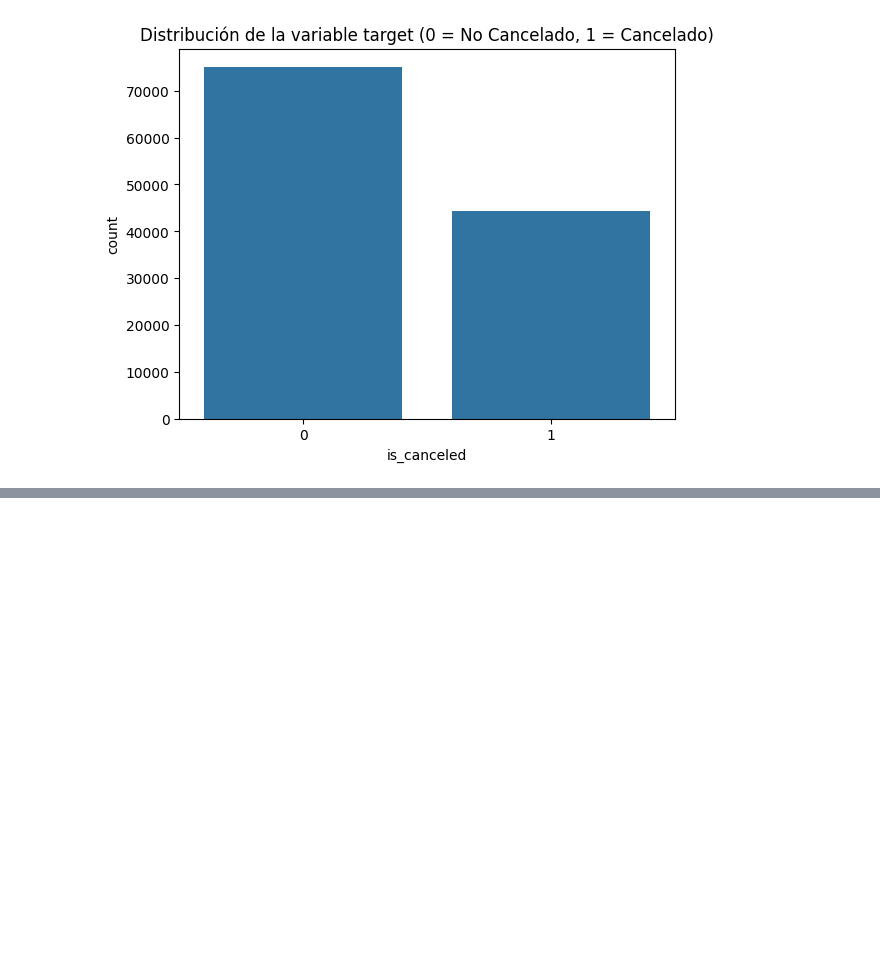
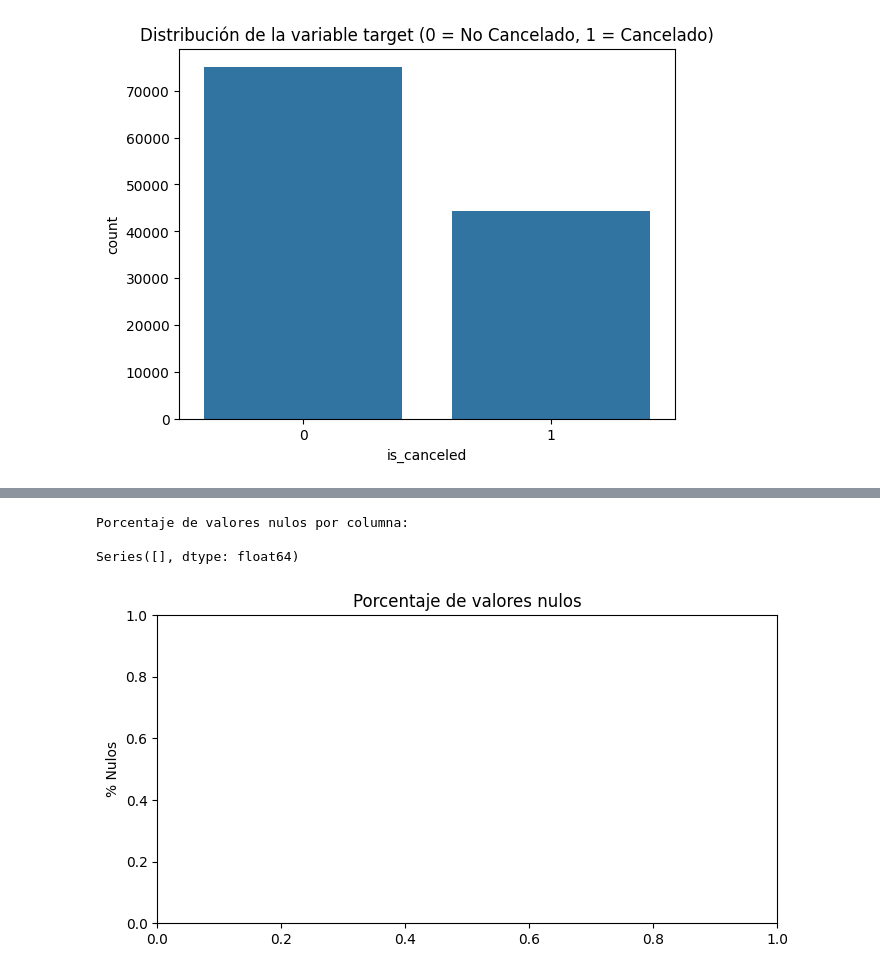
Before and after one commit to Arnau2002/proyecto-final-ml, a Jupyter notebook: notebooks/exploracion/eda_inicial.ipynb, the cells around one changed output, grey strips where cells are left out. Drawn from its saved outputs; the diff is of its cells as text; code cells hidden in the pictures; blank space fills up the shorter version.

```diff
--- a/notebooks/exploracion/eda_inicial.ipynb
+++ b/notebooks/exploracion/eda_inicial.ipynb
@@ -131,0 +133,6 @@ Name: proportion, dtype: float64
+# %%
+df_raw = data_loader.load_raw_data()
+df_clean = data_loader.clean_data(df_raw)
+
+print("\nVerificación de nulos restantes:")
+print(df_clean.isnull().sum().sum())  # Debería dar 0
@@ -131,0 +169,18 @@ Name: proportion, dtype: float64
+# %%
+# Calcular porcentaje de nulos
+nulls = df_clean.isnull().mean() * 100
+nulls = nulls[nulls > 0].sort_values(ascending=False)
+
+print("Porcentaje de valores nulos por columna:\n")
+print(nulls)
+
+plt.figure(figsize=(8, 4))
+sns.barplot(x=nulls.index, y=nulls.values)
+plt.title("Porcentaje de valores nulos")
+plt.ylabel("% Nulos")
+plt.show()
+# %% [output]
+Porcentaje de valores nulos por columna:
+
+Series([], dtype: float64)
+[figure, added]
```
Also changed, not shown: parts of 6 cells of this notebook, 2 other files.
